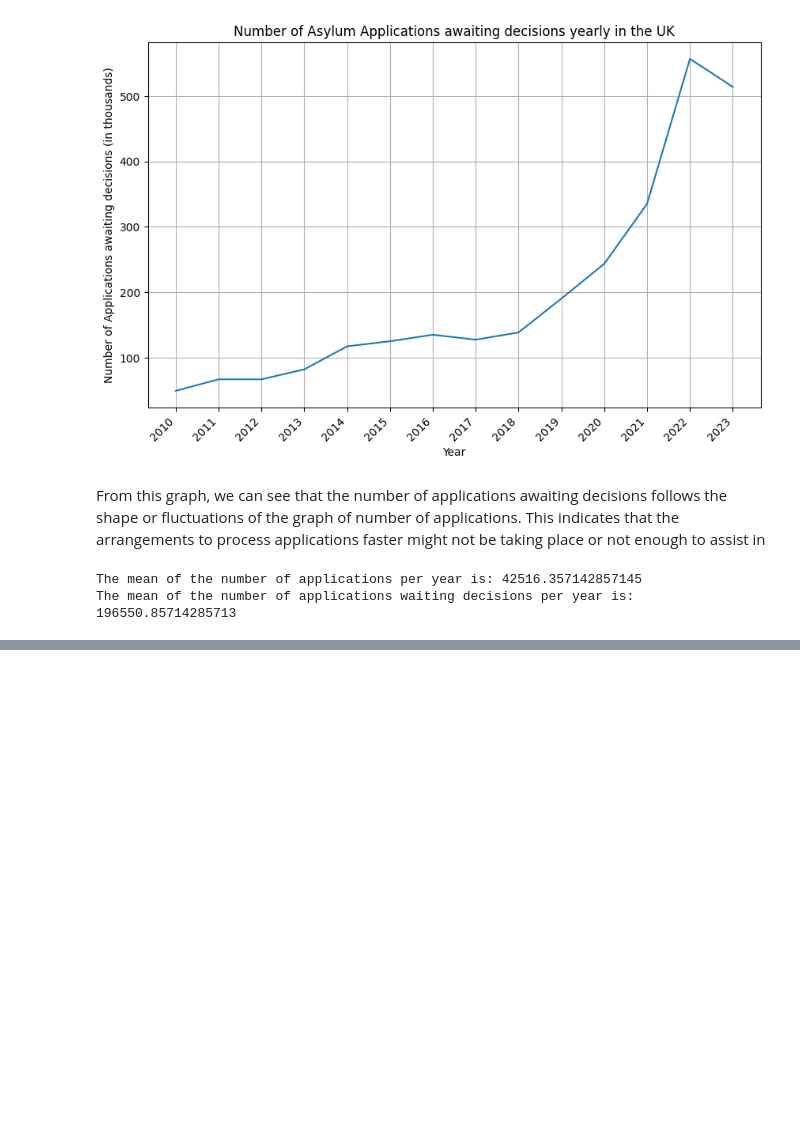
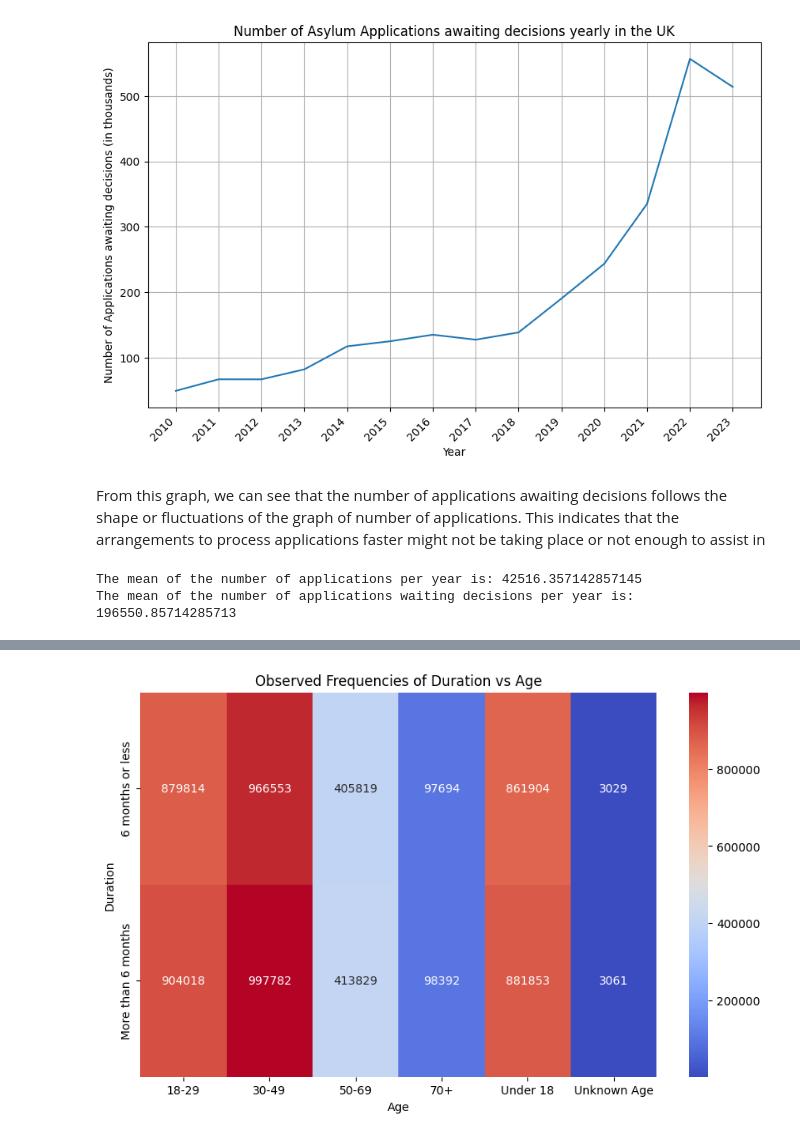
Before and after one commit to lisds/project-asylum-applications, a Jupyter notebook: data/Updated_Asylum_app.ipynb, the cells around one changed output, grey strips where cells are left out. Saved outputs shown, nothing was run; the diff lists cells and outputs as text; code cells hidden in the pictures; blank space fills up the shorter version.

```diff
--- a/data/Updated_Asylum_app.ipynb
+++ b/data/Updated_Asylum_app.ipynb
@@ -163,0 +265,15 @@ The mean of the number of applications waiting decisions per year is: 196550.857
+# %%
+from scipy.stats import chi2_contingency
+
+#Perform a chi-squared test between 'Duration' and 'Age'
+cross_tab = pd.crosstab(merged_data['Duration'], merged_data['Age'])
+
+#Do the actual test
+chi2, p, dof, expected = chi2_contingency(cross_tab)
+
+#Display statistics
+print("Chi-squared test statistic:", chi2)
+print("P-value:", p)
+print("Degrees of freedom:", dof)
+print("Expected frequencies table:")
+print(expected)
@@ -163,0 +289,11 @@ The mean of the number of applications waiting decisions per year is: 196550.857
+# %%
+import seaborn as sns
+# Plotting the observed frequencies
+plt.figure(figsize=(10, 6))
+sns.heatmap(cross_tab, annot=True, cmap='coolwarm', fmt='d')
+plt.title('Observed Frequencies of Duration vs Age')
+plt.xlabel('Age')
+plt.ylabel('Duration')
+plt.show()
+# %% [output]
+[figure, added]
```
Also changed, not shown: parts of 14 cells of this notebook.
